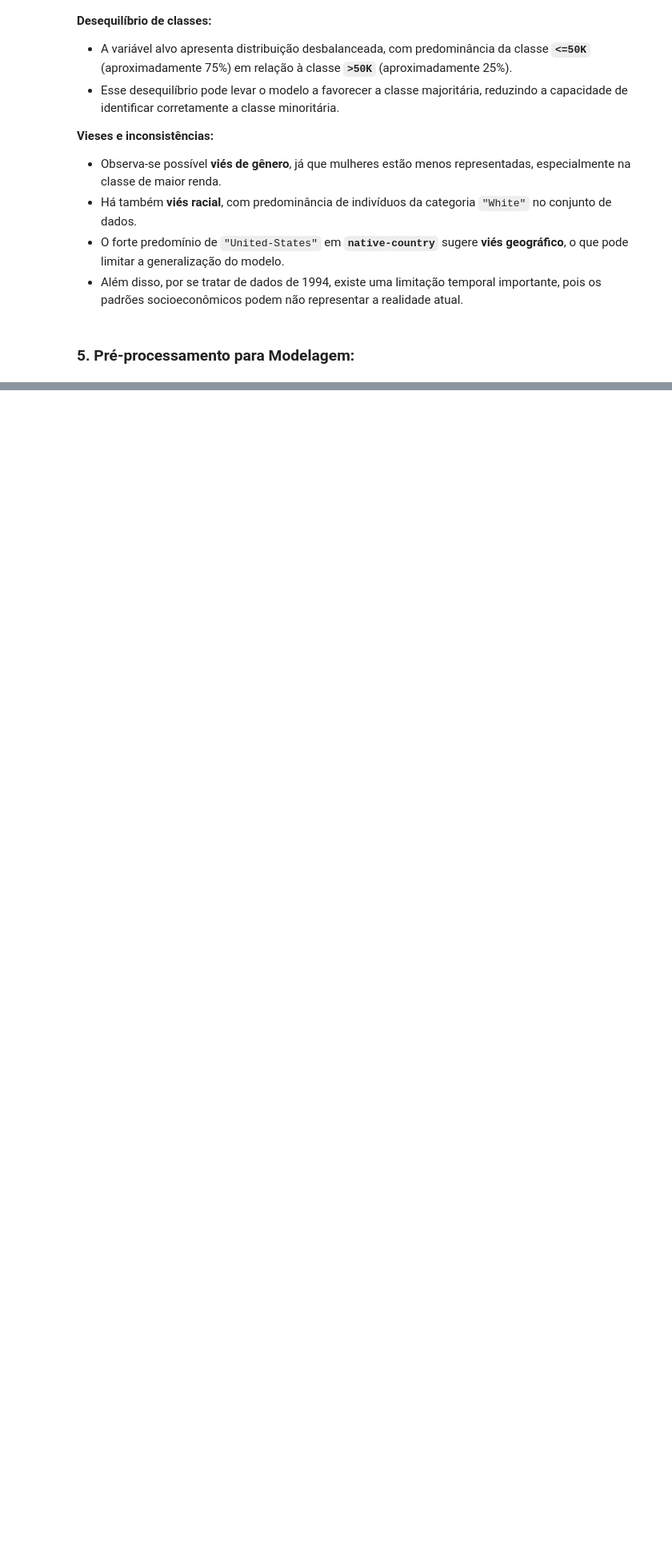
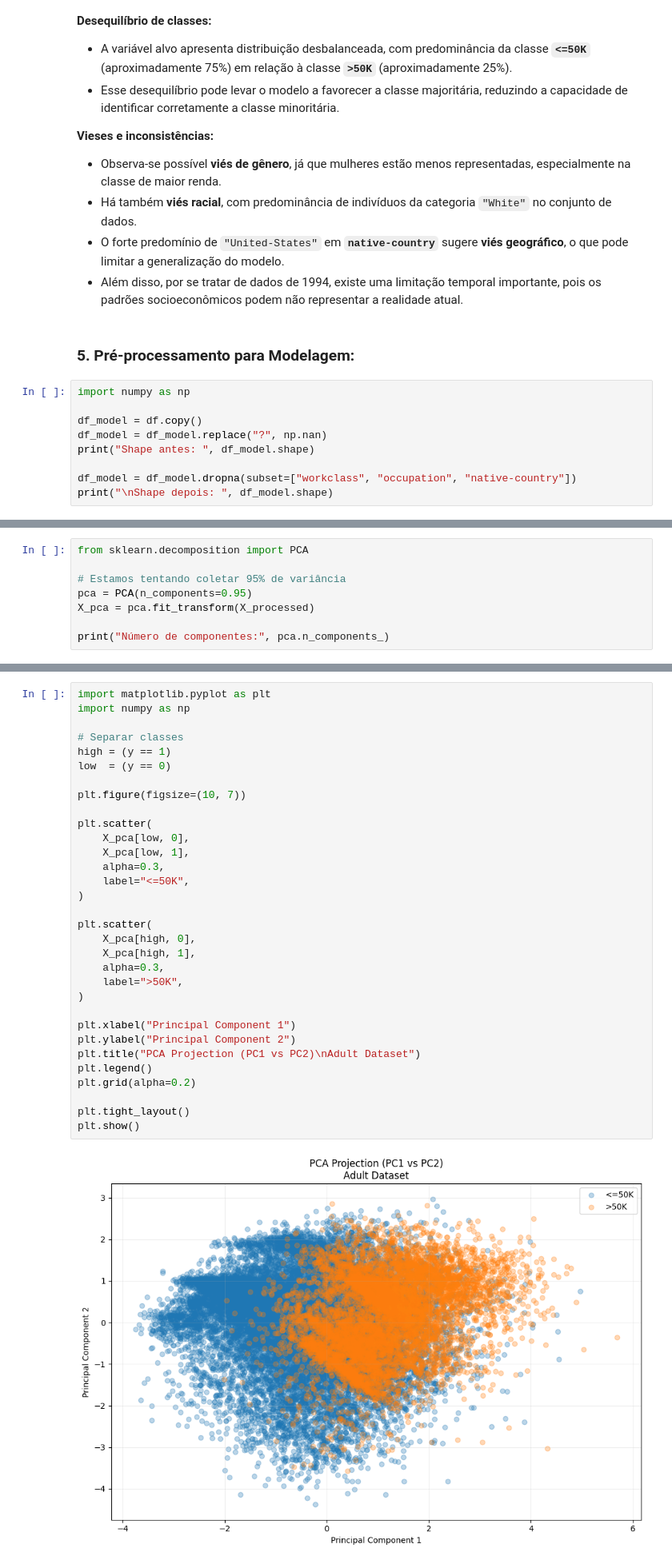
Before and after one commit to iranhonorato/APS-Machine-Learning, a Jupyter notebook: src/projeto_eda.ipynb, the cells around one changed output, grey strips where cells are left out. Shown at 80% size. Drawn from its saved outputs; the diff is of its cells as text; blank space fills up the shorter version.

```diff
--- a/src/projeto_eda.ipynb
+++ b/src/projeto_eda.ipynb
@@ -435,3 +429,12 @@ plt.show()
 - Além disso, por se tratar de dados de 1994, existe uma limitação temporal importante, pois os padrões socioeconômicos podem não representar a realidade atual.
 # %% [markdown]
 ### 5. Pré-processamento para Modelagem:
+# %%
+import numpy as np
+
+df_model = df.copy()
+df_model = df_model.replace("?", np.nan)
+print("Shape antes: ", df_model.shape)
+
+df_model = df_model.dropna(subset=["workclass", "occupation", "native-country"])
+print("\nShape depois: ", df_model.shape)
@@ -530,0 +595,8 @@ O pipeline foi armazenado na variável `preprocessor`, permitindo que as mesmas
+# %%
+from sklearn.decomposition import PCA
+
+# Estamos tentando coletar 95% de variância
+pca = PCA(n_components=0.95)
+X_pca = pca.fit_transform(X_processed)
+
+print("Número de componentes:", pca.n_components_)
@@ -530,0 +605,34 @@ O pipeline foi armazenado na variável `preprocessor`, permitindo que as mesmas
+# %%
+import matplotlib.pyplot as plt
+import numpy as np
+
+# Separar classes
+high = (y == 1)
+low  = (y == 0)
+
+plt.figure(figsize=(10, 7))
+
+plt.scatter(
+    X_pca[low, 0],
+    X_pca[low, 1],
+    alpha=0.3,
+    label="<=50K",
+)
+
+plt.scatter(
+    X_pca[high, 0],
+    X_pca[high, 1],
+    alpha=0.3,
+    label=">50K",
+)
+
+plt.xlabel("Principal Component 1")
+plt.ylabel("Principal Component 2")
+plt.title("PCA Projection (PC1 vs PC2)\nAdult Dataset")
+plt.legend()
+plt.grid(alpha=0.2)
+
+plt.tight_layout()
+plt.show()
+# %% [output]
+[figure, added]
```
Also changed, not shown: parts of 14 cells of this notebook.
